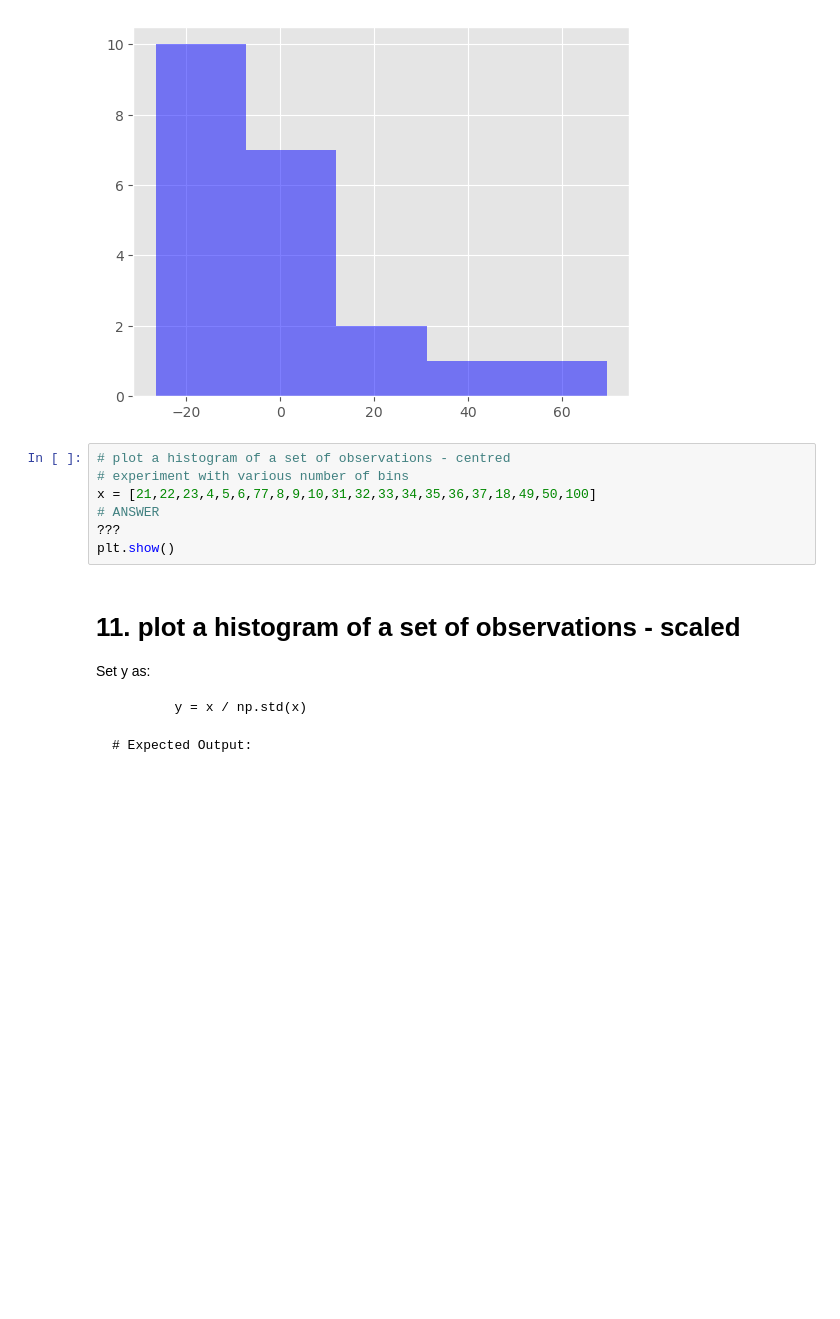
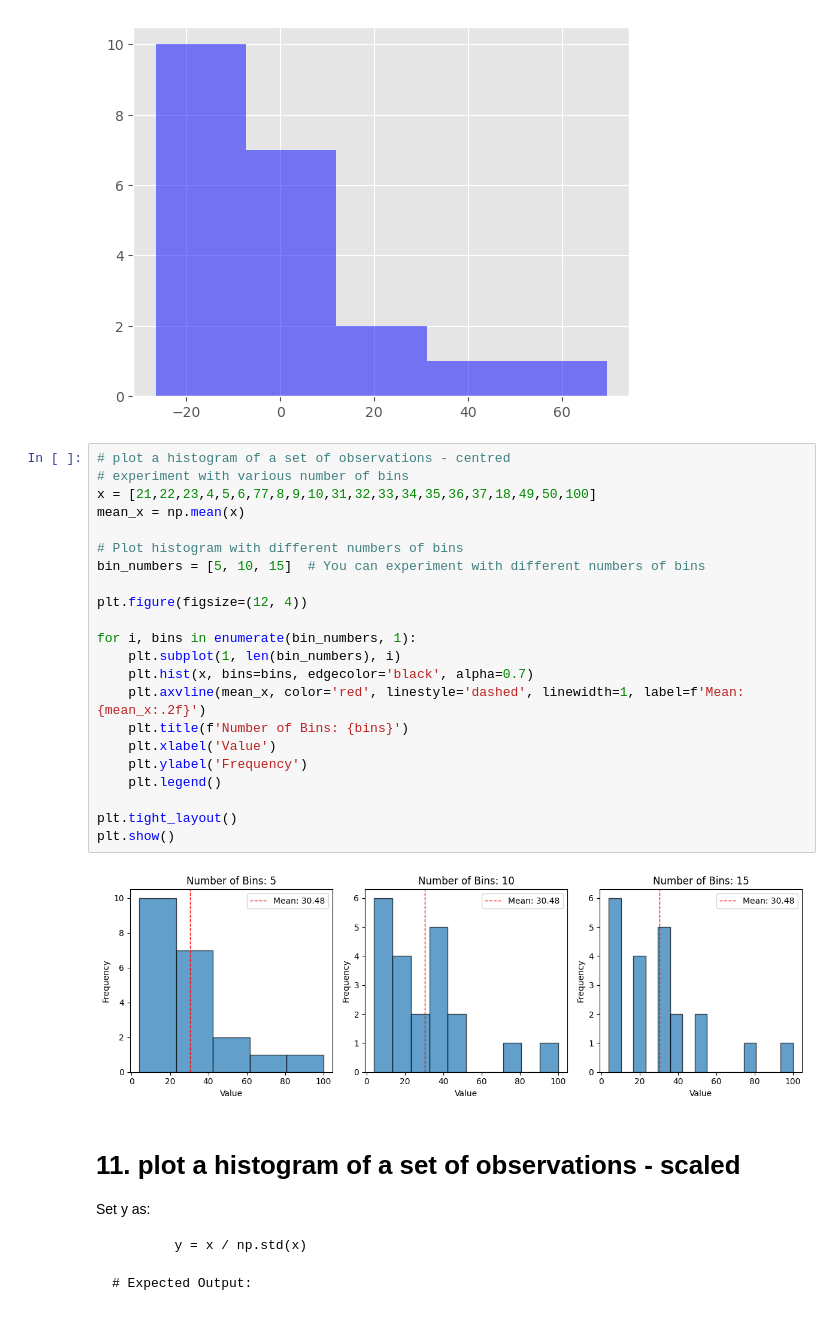
Before and after one commit to sameerhingoro/IOD, a Jupyter notebook: IOD_Lab_1_2_3_Statistics.ipynb, the cells around one changed output. Drawn from its saved outputs; the diff is of its cells as text; blank space fills up the shorter version.

```diff
--- a/IOD_Lab_1_2_3_Statistics.ipynb
+++ b/IOD_Lab_1_2_3_Statistics.ipynb
@@ -305,10 +310,27 @@ Experiment with various number of bins. Set y as:
 # %%
 # plot a histogram of a set of observations - centred
 # experiment with various number of bins
 x = [21,22,23,4,5,6,77,8,9,10,31,32,33,34,35,36,37,18,49,50,100]
-# ANSWER
-???
+mean_x = np.mean(x)
+
+# Plot histogram with different numbers of bins
+bin_numbers = [5, 10, 15]  # You can experiment with different numbers of bins
+
+plt.figure(figsize=(12, 4))
+
+for i, bins in enumerate(bin_numbers, 1):
+    plt.subplot(1, len(bin_numbers), i)
+    plt.hist(x, bins=bins, edgecolor='black', alpha=0.7)
+    plt.axvline(mean_x, color='red', linestyle='dashed', linewidth=1, label=f'Mean: {mean_x:.2f}')
+    plt.title(f'Number of Bins: {bins}')
+    plt.xlabel('Value')
+    plt.ylabel('Frequency')
+    plt.legend()
+
+plt.tight_layout()
 plt.show()
+# %% [output]
+[figure, added]
 # %% [markdown]
 # 11. plot a histogram of a set of observations - scaled
 
```
Also changed, not shown: parts of 1 cell of this notebook.
